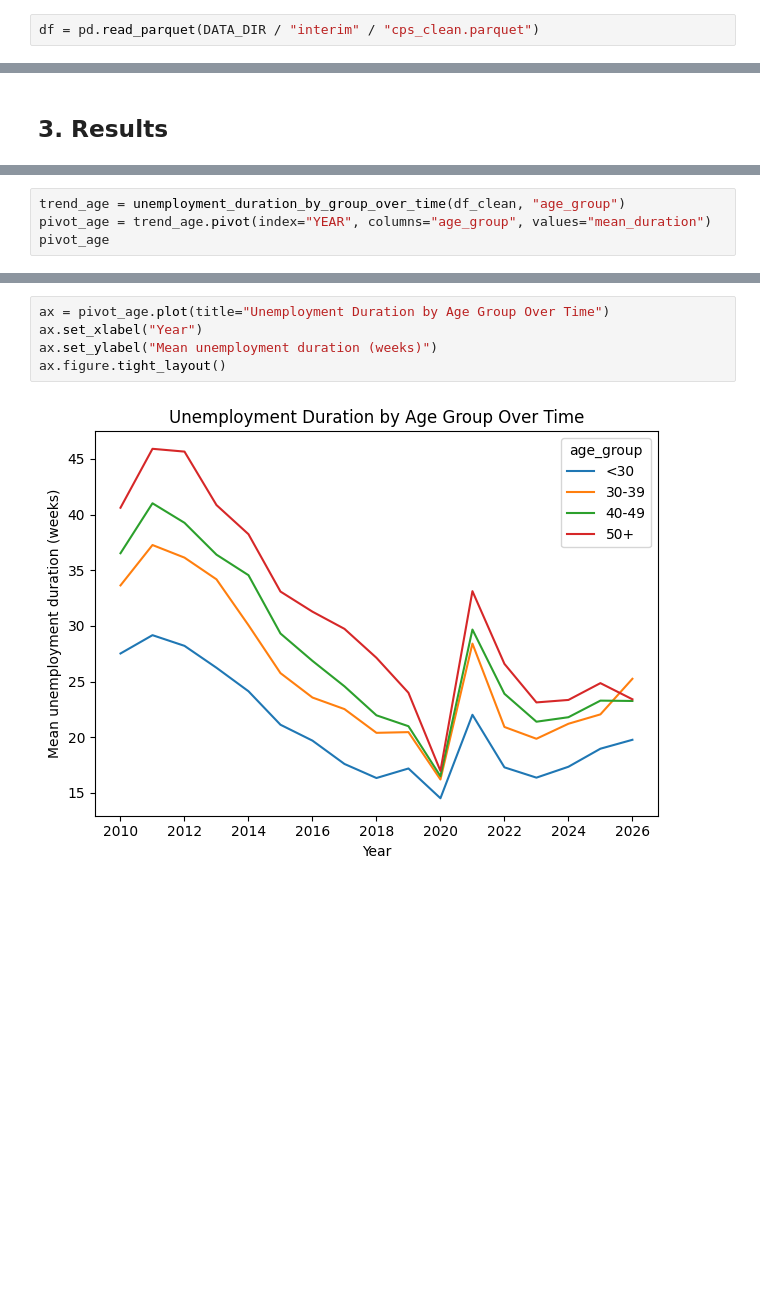
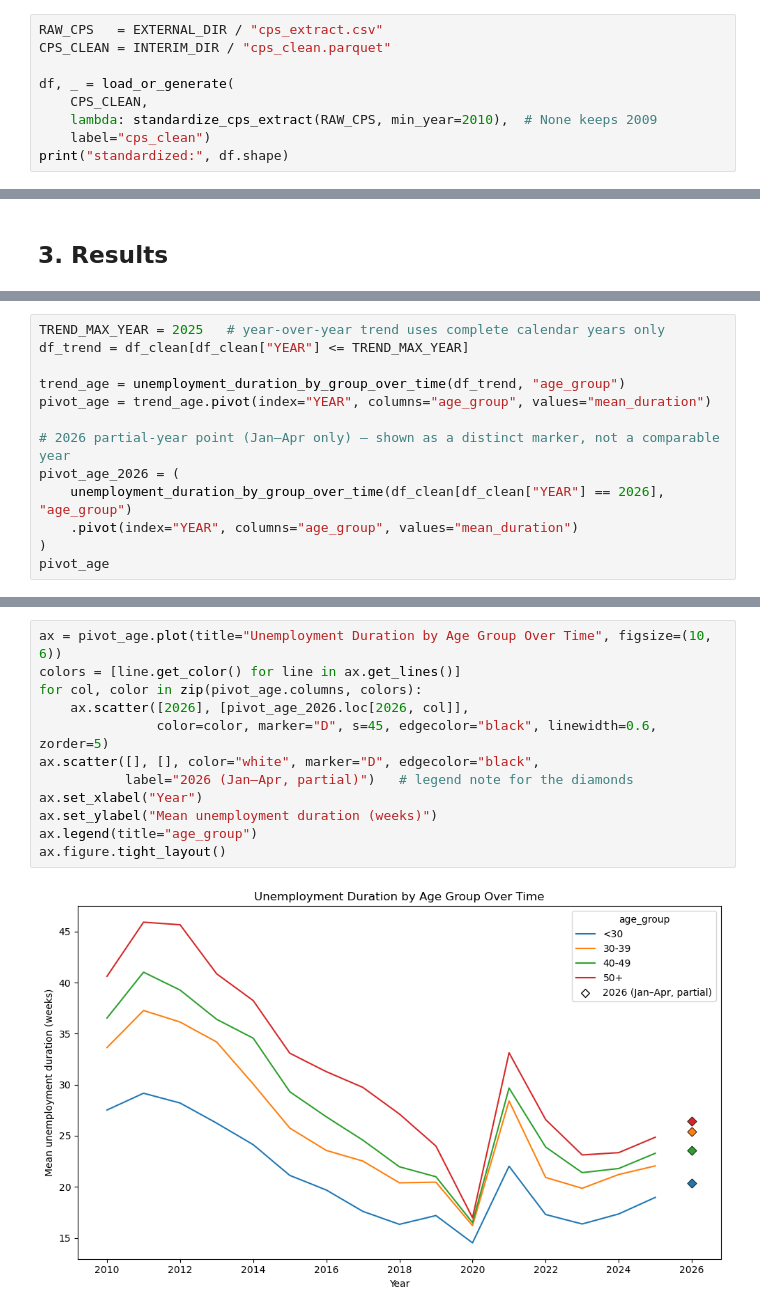
Before and after one commit to mualexander/ucbai-cs-resumefilter, a Jupyter notebook: notebooks/00_cps_data_prep.ipynb, the cells around one changed output, grey strips where cells are left out. Drawn from its saved outputs; the diff is of its cells as text; blank space fills up the shorter version.

Commit message:
finalizing more notebooks and regenerating lost cps data

```diff
--- a/notebooks/00_cps_data_prep.ipynb
+++ b/notebooks/00_cps_data_prep.ipynb
@@ -52,2 +48,9 @@ from src.data_processing.cps_processing import  (
 # %%
-df = pd.read_parquet(DATA_DIR / "interim" / "cps_clean.parquet")
+RAW_CPS   = EXTERNAL_DIR / "cps_extract.csv"
+CPS_CLEAN = INTERIM_DIR / "cps_clean.parquet"
+
+df, _ = load_or_generate(
+    CPS_CLEAN,
+    lambda: standardize_cps_extract(RAW_CPS, min_year=2010),  # None keeps 2009
+    label="cps_clean")
+print("standardized:", df.shape)
@@ -108,6 +116,15 @@ summary_by_career_stage
 # %%
-trend_age = unemployment_duration_by_group_over_time(df_clean, "age_group")
+TREND_MAX_YEAR = 2025   # year-over-year trend uses complete calendar years only
+df_trend = df_clean[df_clean["YEAR"] <= TREND_MAX_YEAR]
+
+trend_age = unemployment_duration_by_group_over_time(df_trend, "age_group")
 pivot_age = trend_age.pivot(index="YEAR", columns="age_group", values="mean_duration")
+
+# 2026 partial-year point (Jan–Apr only) — shown as a distinct marker, not a comparable year
+pivot_age_2026 = (
+    unemployment_duration_by_group_over_time(df_clean[df_clean["YEAR"] == 2026], "age_group")
+    .pivot(index="YEAR", columns="age_group", values="mean_duration")
+)
 pivot_age
 # %% [output]
 | age_group | <30 | 30-39 | 40-49 | 50+ |
@@ -132,9 +148,16 @@ pivot_age
 # %%
-ax = pivot_age.plot(title="Unemployment Duration by Age Group Over Time")
+ax = pivot_age.plot(title="Unemployment Duration by Age Group Over Time", figsize=(10, 6))
+colors = [line.get_color() for line in ax.get_lines()]
+for col, color in zip(pivot_age.columns, colors):
+    ax.scatter([2026], [pivot_age_2026.loc[2026, col]],
+               color=color, marker="D", s=45, edgecolor="black", linewidth=0.6, zorder=5)
+ax.scatter([], [], color="white", marker="D", edgecolor="black",
+           label="2026 (Jan–Apr, partial)")   # legend note for the diamonds
 ax.set_xlabel("Year")
 ax.set_ylabel("Mean unemployment duration (weeks)")
+ax.legend(title="age_group")
 ax.figure.tight_layout()
 # %% [output]
-[figure, old version]
+[figure, new version]
 # %%
 ax = pivot_age.rolling(3, center=True).mean().plot(
```
Also changed, not shown: parts of 24 cells of this notebook, 3 other files.
